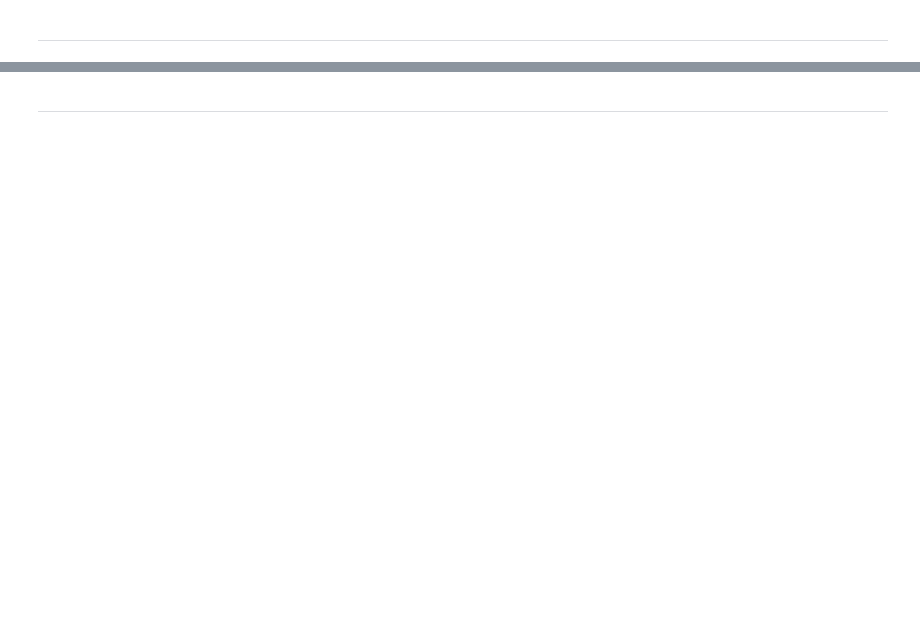
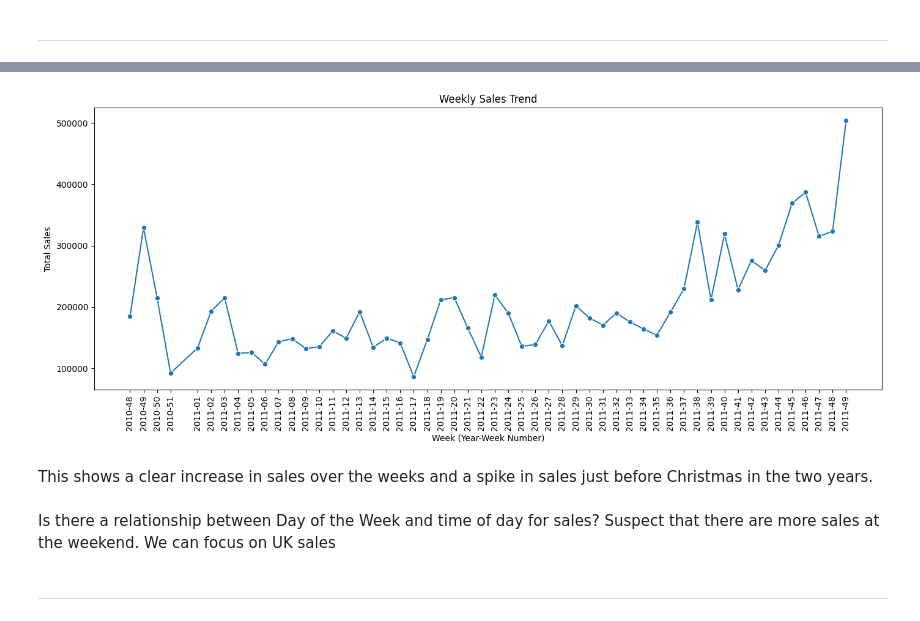
Before and after one commit to maleeper/ILP-Retail, a Jupyter notebook: jupyter_notebooks/Data_Visualisation.ipynb, the cells around one changed output, grey strips where cells are left out. Saved outputs shown, nothing was run; the diff lists cells and outputs as text; code cells hidden in the pictures; blank space fills up the shorter version.

```diff
--- a/jupyter_notebooks/Data_Visualisation.ipynb
+++ b/jupyter_notebooks/Data_Visualisation.ipynb
@@ -54,2 +185,37 @@ Section 2 content
+# %%
+# Weekly sales?
+# Extract Year-Week
+df["InvoiceYearWeek"] = df["InvoiceDate"].dt.to_period("W")
+
+# Aggregate sales by week
+weekly_sales = df.groupby("InvoiceYearWeek")["Sales"].sum().reset_index()
+
+# Convert back to datetime for plotting
+weekly_sales["InvoiceYearWeek"] = weekly_sales["InvoiceYearWeek"].dt.start_time
+
+# Plot
+plt.figure(figsize=(14, 6))
+sns.lineplot(data=weekly_sales, x="InvoiceYearWeek", y="Sales", marker="o")
+
+# Show all week labels
+plt.xticks(
+    ticks=weekly_sales["InvoiceYearWeek"],
+    labels=weekly_sales["InvoiceYearWeek"].dt.strftime("%Y-%W"),
+    rotation=90
+)
+
+plt.title("Weekly Sales Trend")
+plt.xlabel("Week (Year-Week Number)")
+plt.ylabel("Total Sales")
+plt.tight_layout()
+plt.show()
+# %% [output]
+[figure, added]
+# %% [markdown]
+This shows a clear increase in sales over the weeks and a spike in sales just before Christmas in the two years.
+# %% [markdown]
+Is there a relationship between Day of the Week and time of day for sales?
+Suspect that there are more sales at the weekend.
+We can focus on UK sales
 # %% [markdown]
 ---
```
Also changed, not shown: parts of 19 cells of this notebook, 2 other files.
